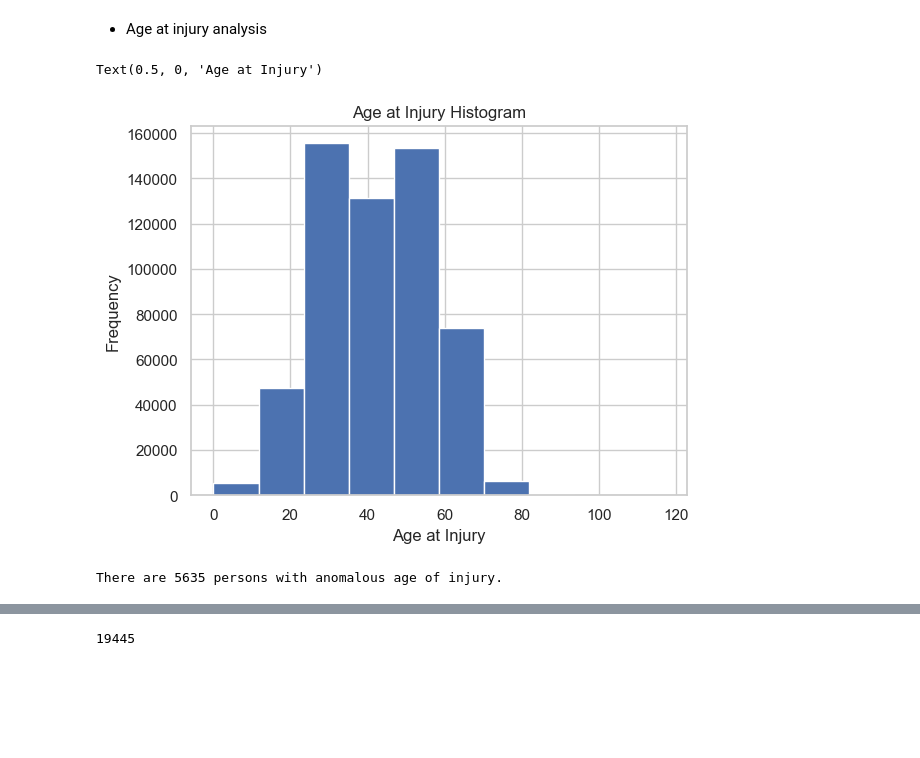
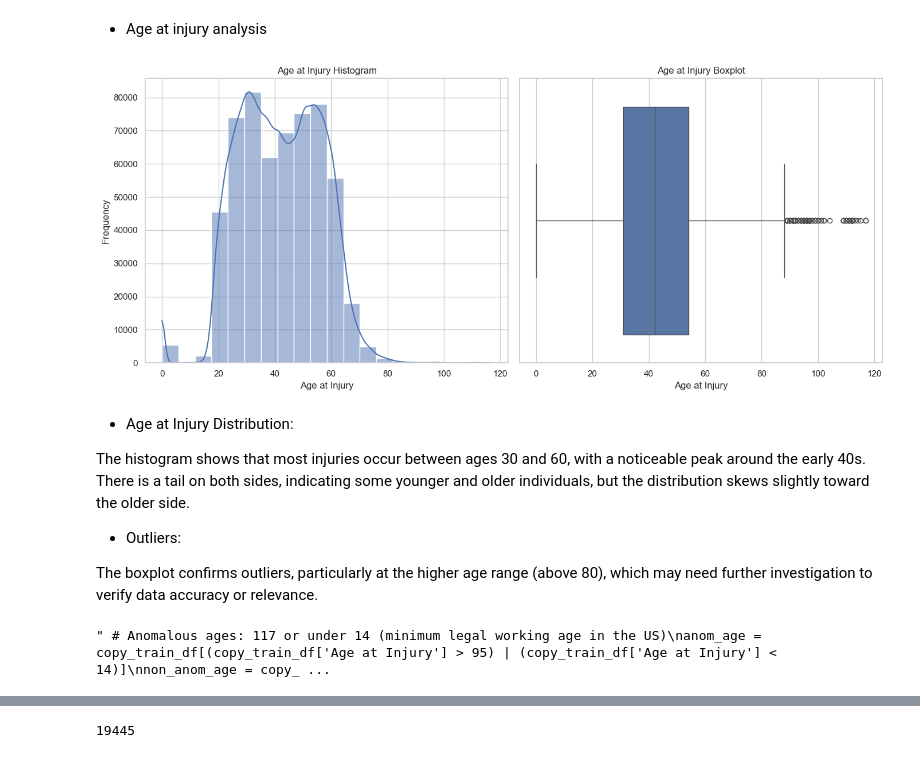
Before and after one commit to LenaHermann/ML_Project_Group52, a Jupyter notebook: alex_EDA.ipynb, the cells around one changed output, grey strips where cells are left out. Drawn from its saved outputs; the diff is of its cells as text; code cells hidden in the pictures; blank space fills up the shorter version.

```diff
--- a/alex_EDA.ipynb
+++ b/alex_EDA.ipynb
@@ -298,20 +343,46 @@ Name: Claim Identifier, dtype: float64
 # %%
 # Age at injury has a max value of 117, which is likely an error
 
-copy_train_df['Age at Injury'].plot.hist(title = 'Age at Injury Histogram')
-plt.xlabel('Age at Injury')
+# Set the style for seaborn
+sns.set(style="whitegrid")
+
+# Create a figure with subplots
+fig, axes = plt.subplots(1, 2, figsize=(14, 6))
+
+# Histogram plot on the first subplot
+sns.histplot(data=train_df, x='Age at Injury', bins=20, kde=True, ax=axes[0])
+axes[0].set_title('Age at Injury Histogram')
+axes[0].set_xlabel('Age at Injury')
+axes[0].set_ylabel('Frequency')
+
+# Boxplot on the second subplot
+sns.boxplot(data=train_df, x='Age at Injury', ax=axes[1])
+axes[1].set_title('Age at Injury Boxplot')
+axes[1].set_xlabel('Age at Injury')
+
+# Display the combined plots
+plt.tight_layout()
+plt.show()
 # %% [output]
-Text(0.5, 0, 'Age at Injury')
-[figure, old version]
+[figure, new version]
+# %% [markdown]
+* Age at Injury Distribution:
+
+The histogram shows that most injuries occur between ages 30 and 60, with a noticeable peak around the early 40s.
+There is a tail on both sides, indicating some younger and older individuals, but the distribution skews slightly toward the older side.
+
+* Outliers:
+
+The boxplot confirms outliers, particularly at the higher age range (above 80), which may need further investigation to verify data accuracy or relevance.
 # %%
-# Anomalous ages: 117 or under 14 (minimum legal working age in the US)
+""" # Anomalous ages: 117 or under 14 (minimum legal working age in the US)
 anom_age = copy_train_df[(copy_train_df['Age at Injury'] > 95) | (copy_train_df['Age at Injury'] < 14)]
 non_anom_age = copy_train_df[(copy_train_df['Age at Injury'] < 95) & (copy_train_df['Age at Injury'] >= 14)]
 
 print(f'There are {len(anom_age)} persons with anomalous age of injury.')
 
 # Create an anomalous age flag column: True if age is anomalous, otherwise False
-copy_train_df['ANOM_AGE'] = (copy_train_df['Age at Injury'] > 117) | (copy_train_df['Age at Injury'] < 14)
+copy_train_df['ANOM_AGE'] = (copy_train_df['Age at Injury'] > 117) | (copy_train_df['Age at Injury'] < 14) """
 # %% [output]
-There are 5635 persons with anomalous age of injury.
+" # Anomalous ages: 117 or under 14 (minimum legal working age in the US)\nanom_age = copy_train_df[(copy_train_df['Age at Injury'] > 95) | (copy_train_df['Age at Injury'] < 14)]\nnon_anom_age = copy_ ...
 # %%
```
Also changed, not shown: parts of 31 cells of this notebook, 4 other files.
